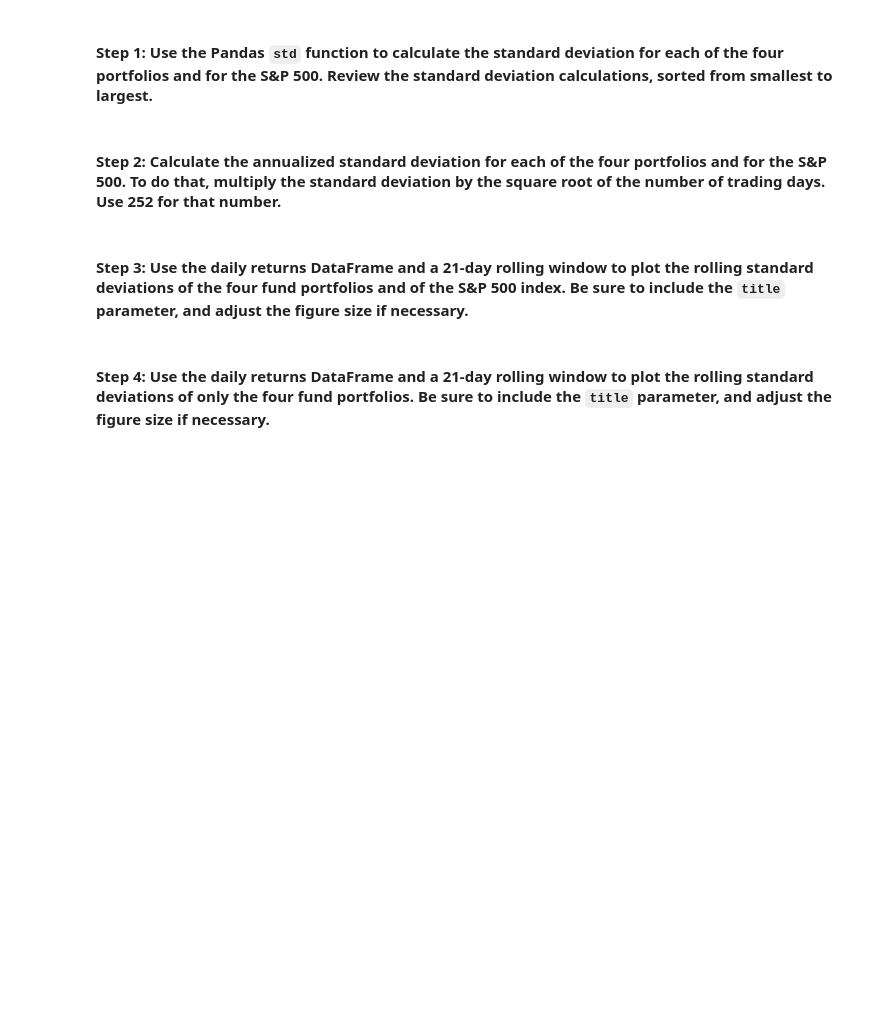
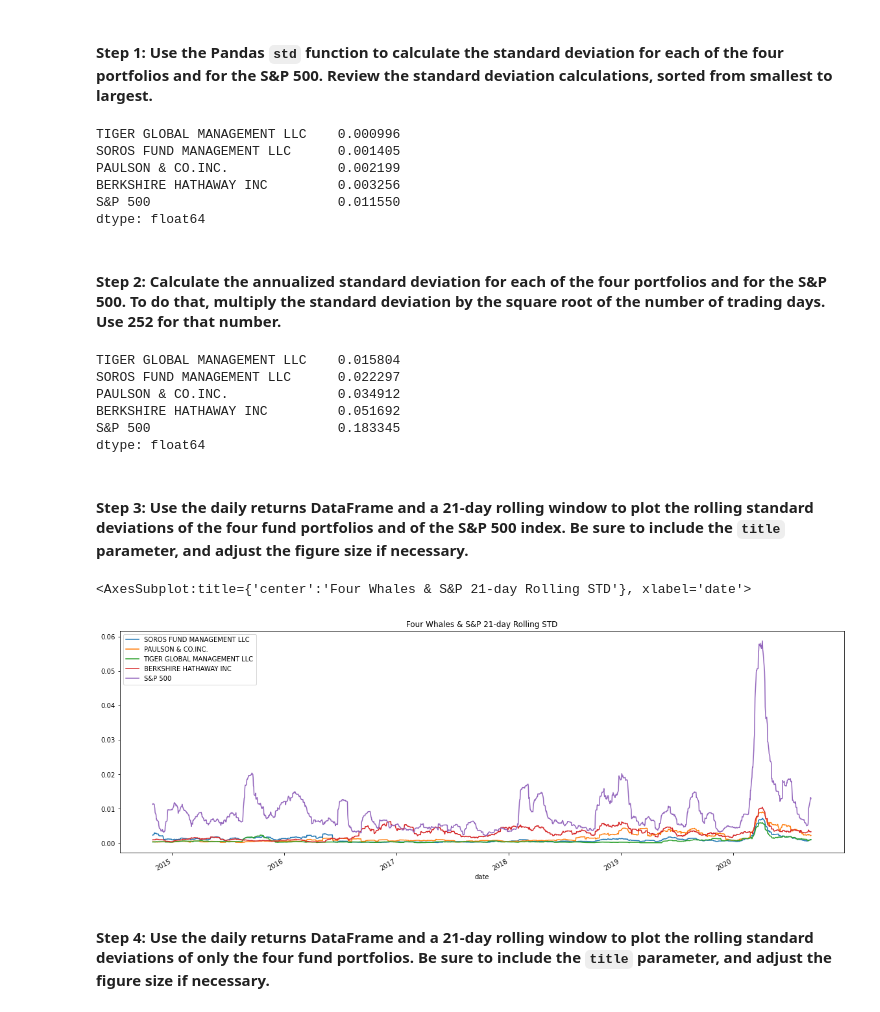
Before and after one commit to mmarovich/risk_and_return_app, a Jupyter notebook: risk_return_analysis.ipynb, the cells around one changed output. Cells and saved outputs as stored; diff of their text form; code cells hidden in the pictures; blank space fills up the shorter version.

```diff
--- a/risk_return_analysis.ipynb
+++ b/risk_return_analysis.ipynb
@@ -282,20 +283,43 @@ Evaluate the risk profile of each portfolio by using the standard deviation and
 # %%
 # Calculate and sort the standard deviation for all 4 portfolios and the S&P 500
 # Review the standard deviations sorted smallest to largest
-# YOUR CODE HERE
+whales_std = whales_daily_returns.std()
+
+whales_std.sort_values()
+# %% [output]
+TIGER GLOBAL MANAGEMENT LLC    0.000996
+SOROS FUND MANAGEMENT LLC      0.001405
+PAULSON & CO.INC.              0.002199
+BERKSHIRE HATHAWAY INC         0.003256
+S&P 500                        0.011550
+dtype: float64
 # %% [markdown]
 #### Step 2: Calculate the annualized standard deviation for each of the four portfolios and for the S&P 500. To do that, multiply the standard deviation by the square root of the number of trading days. Use 252 for that number.
 # %%
 # Calculate and sort the annualized standard deviation (252 trading days) of the 4 portfolios and the S&P 500
 # Review the annual standard deviations smallest to largest
-# YOUR CODE HERE
+annual_std = whales_std * np.sqrt(252)
+
+annual_std.sort_values()
+# %% [output]
+TIGER GLOBAL MANAGEMENT LLC    0.015804
+SOROS FUND MANAGEMENT LLC      0.022297
+PAULSON & CO.INC.              0.034912
+BERKSHIRE HATHAWAY INC         0.051692
+S&P 500                        0.183345
+dtype: float64
 # %% [markdown]
 #### Step 3: Use the daily returns DataFrame and a 21-day rolling window to plot the rolling standard deviations of the four fund portfolios and of the S&P 500 index. Be sure to include the `title` parameter, and adjust the figure size if necessary.
 # %%
 # Using the daily returns DataFrame and a 21-day rolling window,
 # plot the rolling standard deviation of the 4 portfolios and the S&P 500
 # Include a title parameter and adjust the figure size
-# YOUR CODE HERE
+whales_std_21 = whales_daily_returns.rolling(window=21).std()
+
+whales_std_21.plot(figsize=(20,7), title="Four Whales & S&P 21-day Rolling STD")
+# %% [output]
+<AxesSubplot:title={'center':'Four Whales & S&P 21-day Rolling STD'}, xlabel='date'>
+[figure, added]
 # %% [markdown]
 #### Step 4: Use the daily returns DataFrame and a 21-day rolling window to plot the rolling standard deviations of only the four fund portfolios. Be sure to include the `title` parameter, and adjust the figure size if necessary.
 # %%
```
Also changed, not shown: parts of 5 cells of this notebook.
